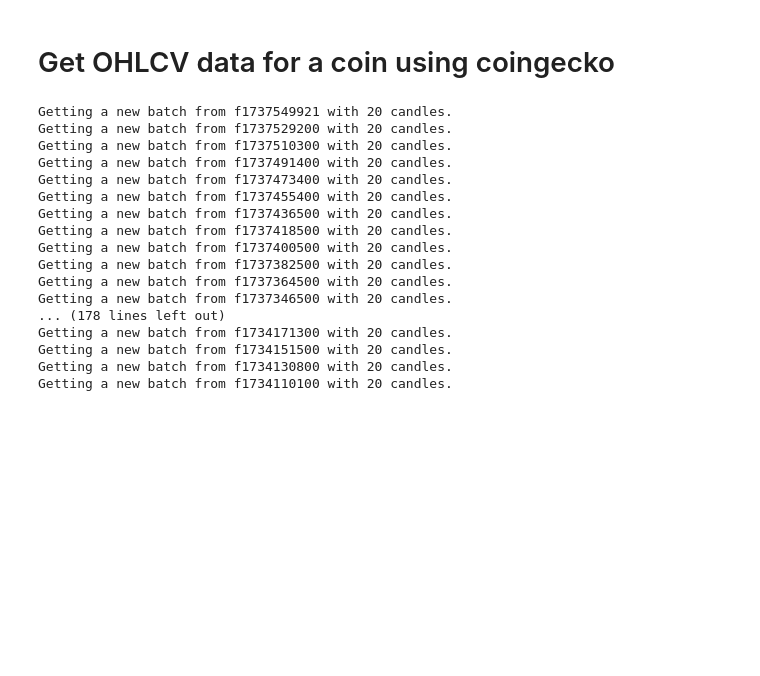
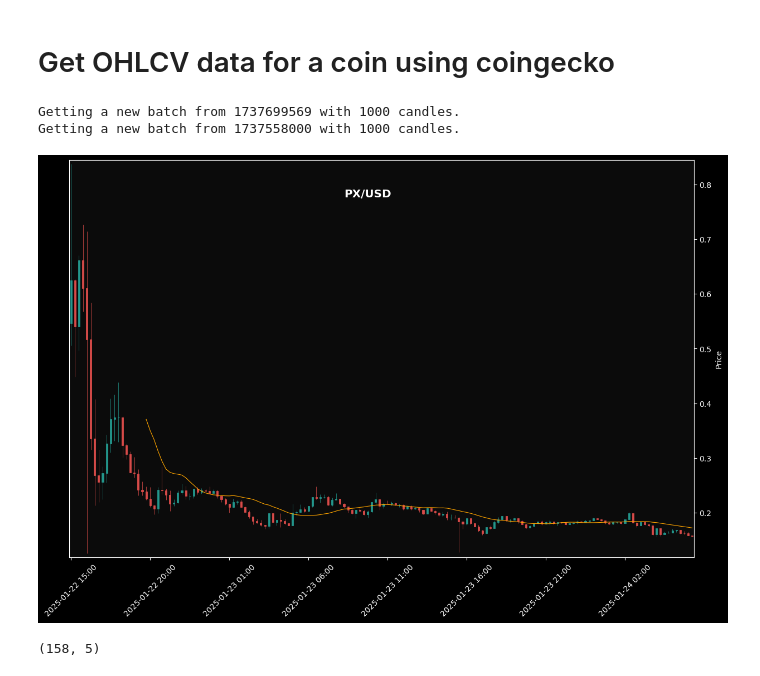
Before and after one commit to amirabbasja/intellico, a Jupyter notebook: ethScreener-RPC.ipynb, the cells around one changed output. Cells and saved outputs as stored; diff of their text form; code cells hidden in the pictures; blank space fills up the shorter version.

```diff
--- a/ethScreener-RPC.ipynb
+++ b/ethScreener-RPC.ipynb
@@ -495,29 +495,17 @@ trades = solHandler.getPoolTrades(POOL_ADDRESS, limit = 20, verbose = True,
 # %%
 import requests
 import pandas as pd
 import time
 from utils import coinGeckoCandles
 from datetime import datetime, timedelta
 
 
-df = coinGeckoCandles("0xc3db44adc1fcdfd5671f555236eae49f4a8eea18", "eth", "15min",
+df = coinGeckoCandles("EQAOkcLROvIMcaXNnp4mE7x9u1eEOJoTrebPBK-UHPTlZbCe", "ton", "15min",
                 startDate=datetime.now(), endDate=datetime.now()-timedelta(days=40),
-                limit=20, plotDetails={"plot":False, "type":"mplfinance"}, verbose=True)
+                limit=1000, plotDetails={"plot":True, "type":"mplfinance"}, verbose=True)
+print(df.shape)
 # %% [output]
-Getting a new batch from f1737549921 with 20 candles.
-Getting a new batch from f1737529200 with 20 candles.
-Getting a new batch from f1737510300 with 20 candles.
-Getting a new batch from f1737491400 with 20 candles.
-Getting a new batch from f1737473400 with 20 candles.
-Getting a new batch from f1737455400 with 20 candles.
-Getting a new batch from f1737436500 with 20 candles.
-Getting a new batch from f1737418500 with 20 candles.
-Getting a new batch from f1737400500 with 20 candles.
-Getting a new batch from f1737382500 with 20 candles.
-Getting a new batch from f1737364500 with 20 candles.
-Getting a new batch from f1737346500 with 20 candles.
-... (178 lines left out)
-Getting a new batch from f1734171300 with 20 candles.
-Getting a new batch from f1734151500 with 20 candles.
-Getting a new batch from f1734130800 with 20 candles.
-Getting a new batch from f1734110100 with 20 candles.
+Getting a new batch from 1737699569 with 1000 candles.
+Getting a new batch from 1737558000 with 1000 candles.
+[figure, added]
+(158, 5)
```
Also changed, not shown: 1 other file.
